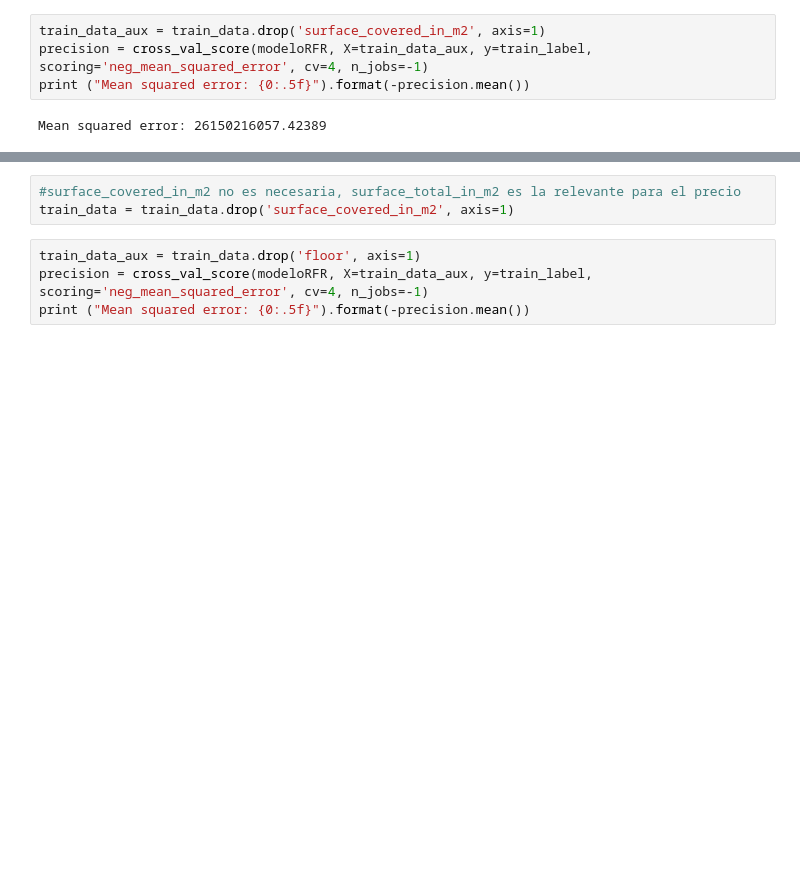
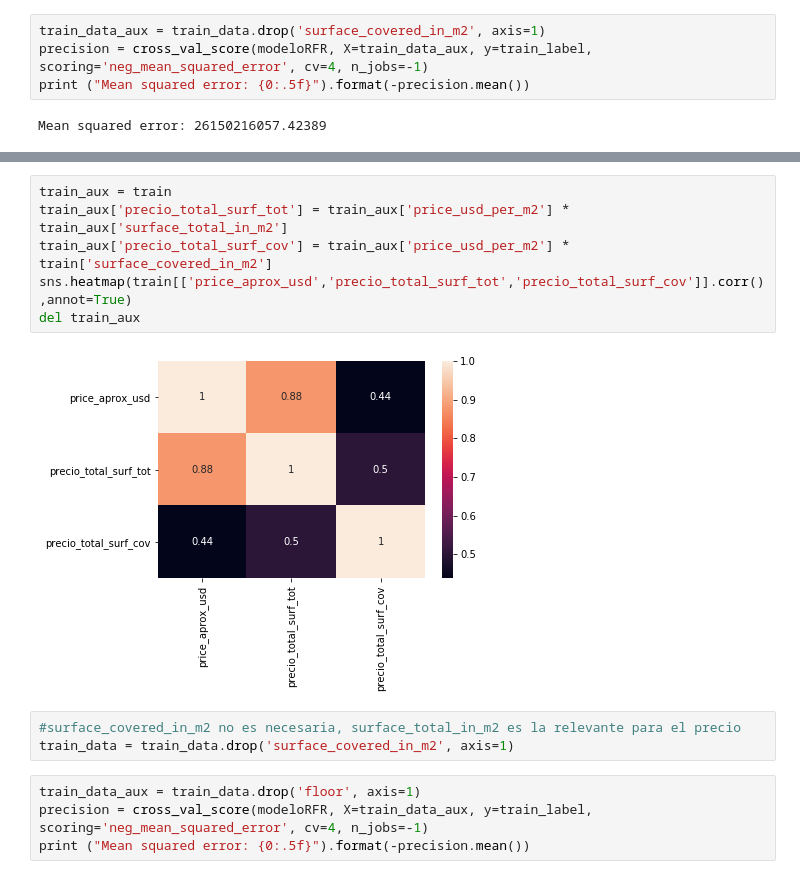
Before and after one commit to gerbobadilla/Orga_De_Datos, a Jupyter notebook: TP2.ipynb, the cells around one changed output, grey strips where cells are left out. Drawn from its saved outputs; the diff is of its cells as text; blank space fills up the shorter version.

```diff
--- a/TP2.ipynb
+++ b/TP2.ipynb
@@ -125,3 +131,11 @@ Mean squared error: 26150216057.42389
+# %%
+train_aux = train
+train_aux['precio_total_surf_tot'] = train_aux['price_usd_per_m2'] * train_aux['surface_total_in_m2']
+train_aux['precio_total_surf_cov'] = train_aux['price_usd_per_m2'] * train['surface_covered_in_m2']
+sns.heatmap(train[['price_aprox_usd','precio_total_surf_tot','precio_total_surf_cov']].corr(),annot=True)
+del train_aux
+# %% [output]
+[figure, added]
 # %%
 #surface_covered_in_m2 no es necesaria, surface_total_in_m2 es la relevante para el precio
 train_data = train_data.drop('surface_covered_in_m2', axis=1)
```
Also changed, not shown: parts of 2 cells of this notebook.
